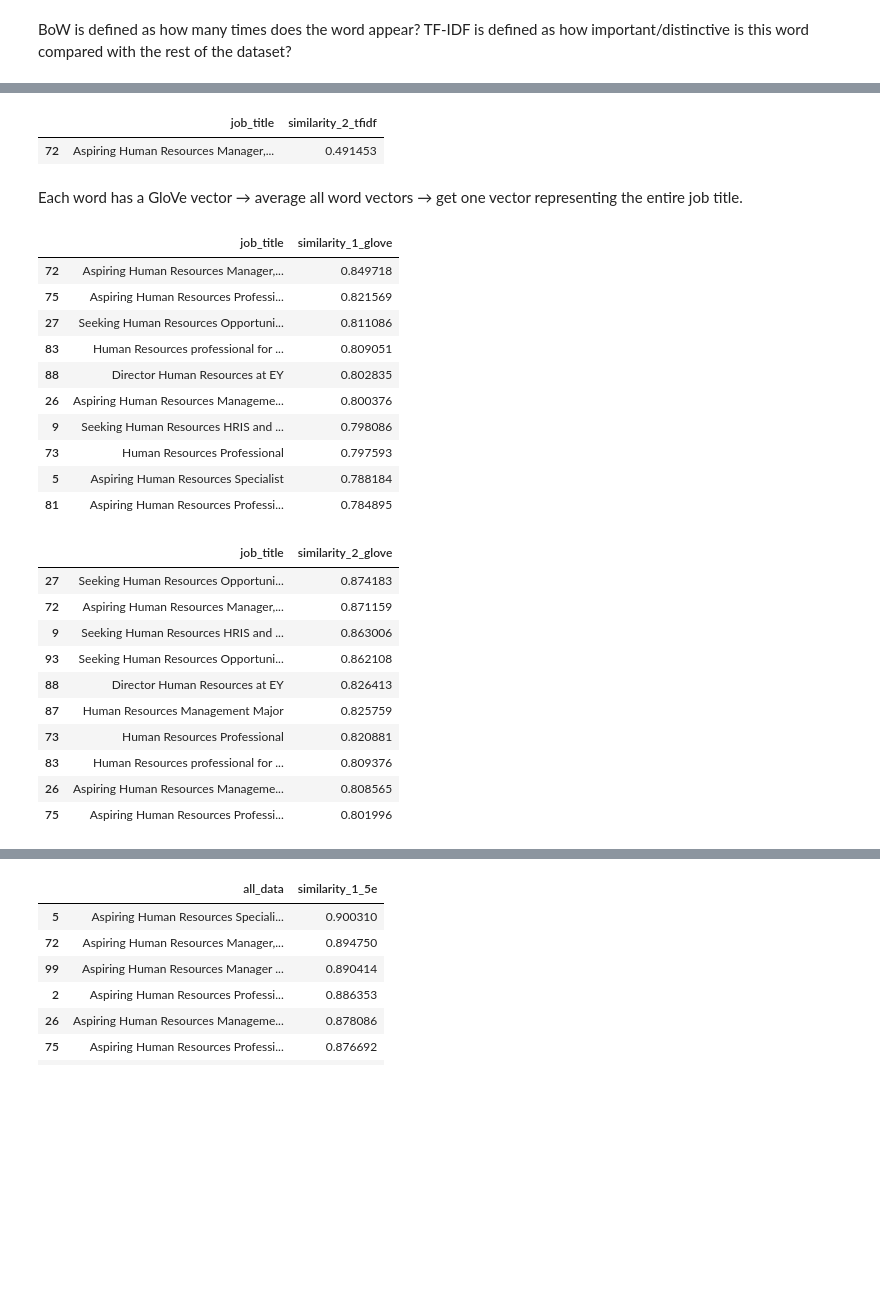
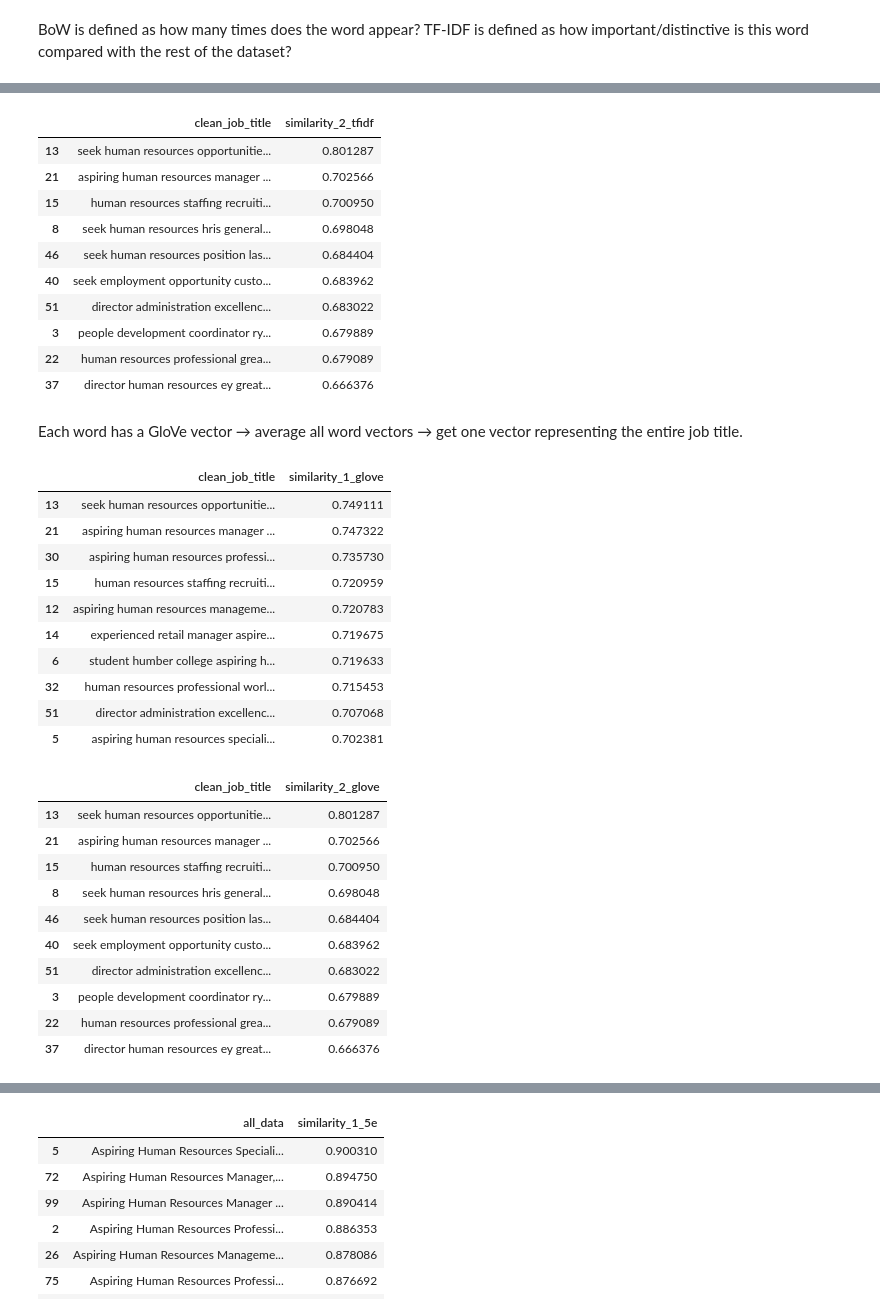
Before and after one commit to safwt-data/QwnYr0x6YtL8f4mY, a Jupyter notebook: notebooks/notebook_1.ipynb, the cells around one changed output, grey strips where cells are left out. Saved outputs shown, nothing was run; the diff lists cells and outputs as text; code cells hidden in the pictures; blank space fills up the shorter version.

```diff
--- a/notebooks/notebook_1.ipynb
+++ b/notebooks/notebook_1.ipynb
@@ -102,12 +105,21 @@ df[df["similarity_1_tfidf"]>0.3][["job_title", "similarity_1_tfidf"]].sort_value
 # %%
 df["similarity_2_tfidf"] = score_2.flatten()
-df[df["similarity_2_tfidf"]>0.3][["job_title", "similarity_2_tfidf"]].sort_values(
+df[df["similarity_2_tfidf"]>0.3][["clean_job_title", "similarity_2_tfidf"]].sort_values(
     by="similarity_2_tfidf",
     ascending=False
 ).head(10)
 # %% [output]
-|  | job_title | similarity_2_tfidf |
-| 72 | Aspiring Human Resources Manager,... | 0.491453 |
+|  | clean_job_title | similarity_2_tfidf |
+| 13 | seek human resources opportunitie... | 0.801287 |
+| 21 | aspiring human resources manager ... | 0.702566 |
+| 15 | human resources staffing recruiti... | 0.700950 |
+| 8 | seek human resources hris general... | 0.698048 |
+| 46 | seek human resources position las... | 0.684404 |
+| 40 | seek employment opportunity custo... | 0.683962 |
+| 51 | director administration excellenc... | 0.683022 |
+| 3 | people development coordinator ry... | 0.679889 |
+| 22 | human resources professional grea... | 0.679089 |
+| 37 | director human resources ey great... | 0.666376 |
 # %%
 #%pip install gensim
 
@@ -145,41 +157,41 @@ score_2 = cosine_similarity(
 # %%
 df["similarity_1_glove"] = score_1.flatten()
 # turns a multi-dimensional NumPy array into a one-dimensional array
-df[df["similarity_1_glove"]>0.3][["job_title", "similarity_1_glove"]].sort_values(
+df[df["similarity_1_glove"]>0.3][["clean_job_title", "similarity_1_glove"]].sort_values(
     by="similarity_1_glove",
     ascending=False
 ).head(10)
 # %% [output]
-|  | job_title | similarity_1_glove |
-| 72 | Aspiring Human Resources Manager,... | 0.849718 |
-| 75 | Aspiring Human Resources Professi... | 0.821569 |
-| 27 | Seeking Human Resources Opportuni... | 0.811086 |
-| 83 | Human Resources professional for ... | 0.809051 |
-| 88 | Director Human Resources at EY | 0.802835 |
-| 26 | Aspiring Human Resources Manageme... | 0.800376 |
-| 9 | Seeking Human Resources HRIS and ... | 0.798086 |
-| 73 | Human Resources Professional | 0.797593 |
-| 5 | Aspiring Human Resources Specialist | 0.788184 |
-| 81 | Aspiring Human Resources Professi... | 0.784895 |
+|  | clean_job_title | similarity_1_glove |
+| 13 | seek human resources opportunitie... | 0.749111 |
+| 21 | aspiring human resources manager ... | 0.747322 |
+| 30 | aspiring human resources professi... | 0.735730 |
+| 15 | human resources staffing recruiti... | 0.720959 |
+| 12 | aspiring human resources manageme... | 0.720783 |
+| 14 | experienced retail manager aspire... | 0.719675 |
+| 6 | student humber college aspiring h... | 0.719633 |
+| 32 | human resources professional worl... | 0.715453 |
+| 51 | director administration excellenc... | 0.707068 |
+| 5 | aspiring human resources speciali... | 0.702381 |
 # %%
 df["similarity_2_glove"] = score_2.flatten()
 # turns a multi-dimensional NumPy array into a one-dimensional array
-df[df["similarity_2_glove"]>0.3][["job_title", "similarity_2_glove"]].sort_values(
+df[df["similarity_2_glove"]>0.3][["clean_job_title", "similarity_2_glove"]].sort_values(
     by="similarity_2_glove",
     ascending=False
 ).head(10)
 # %% [output]
-|  | job_title | similarity_2_glove |
-| 27 | Seeking Human Resources Opportuni... | 0.874183 |
-| 72 | Aspiring Human Resources Manager,... | 0.871159 |
-| 9 | Seeking Human Resources HRIS and ... | 0.863006 |
-| 93 | Seeking Human Resources Opportuni... | 0.862108 |
-| 88 | Director Human Resources at EY | 0.826413 |
-| 87 | Human Resources Management Major | 0.825759 |
-| 73 | Human Resources Professional | 0.820881 |
-| 83 | Human Resources professional for ... | 0.809376 |
-| 26 | Aspiring Human Resources Manageme... | 0.808565 |
-| 75 | Aspiring Human Resources Professi... | 0.801996 |
+|  | clean_job_title | similarity_2_glove |
+| 13 | seek human resources opportunitie... | 0.801287 |
+| 21 | aspiring human resources manager ... | 0.702566 |
+| 15 | human resources staffing recruiti... | 0.700950 |
+| 8 | seek human resources hris general... | 0.698048 |
+| 46 | seek human resources position las... | 0.684404 |
+| 40 | seek employment opportunity custo... | 0.683962 |
+| 51 | director administration excellenc... | 0.683022 |
+| 3 | people development coordinator ry... | 0.679889 |
+| 22 | human resources professional grea... | 0.679089 |
+| 37 | director human resources ey great... | 0.666376 |
 # %%
 tokenizer = AutoTokenizer.from_pretrained("bert-base-uncased")
 bert = AutoModel.from_pretrained("bert-base-uncased")
```
Also changed, not shown: parts of 14 cells of this notebook.
